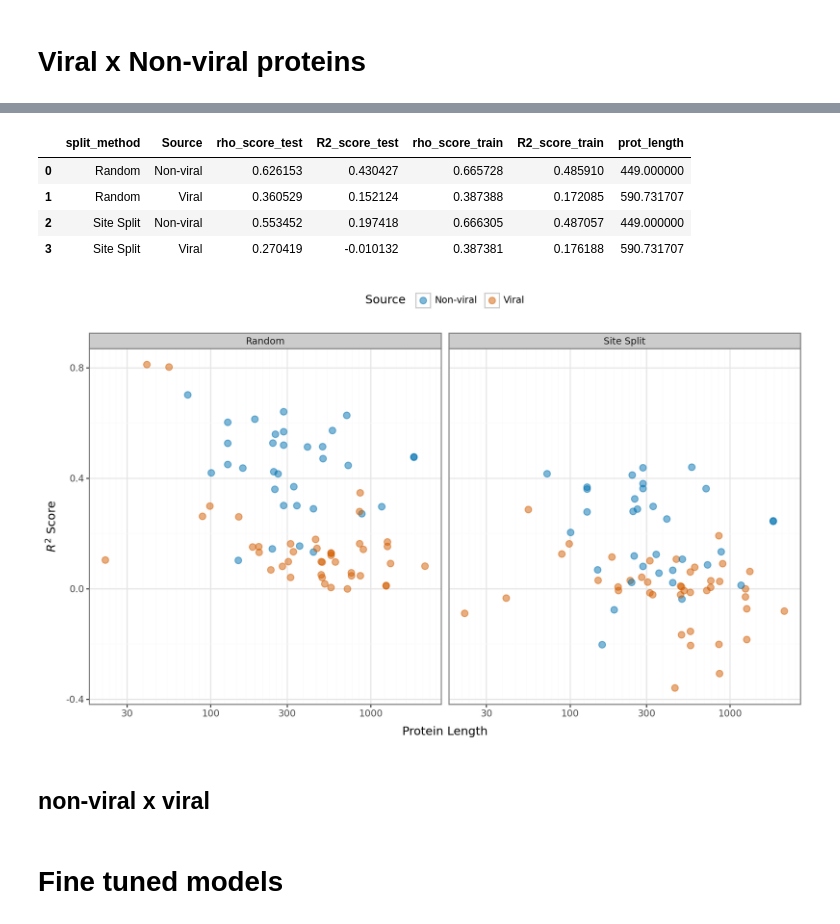
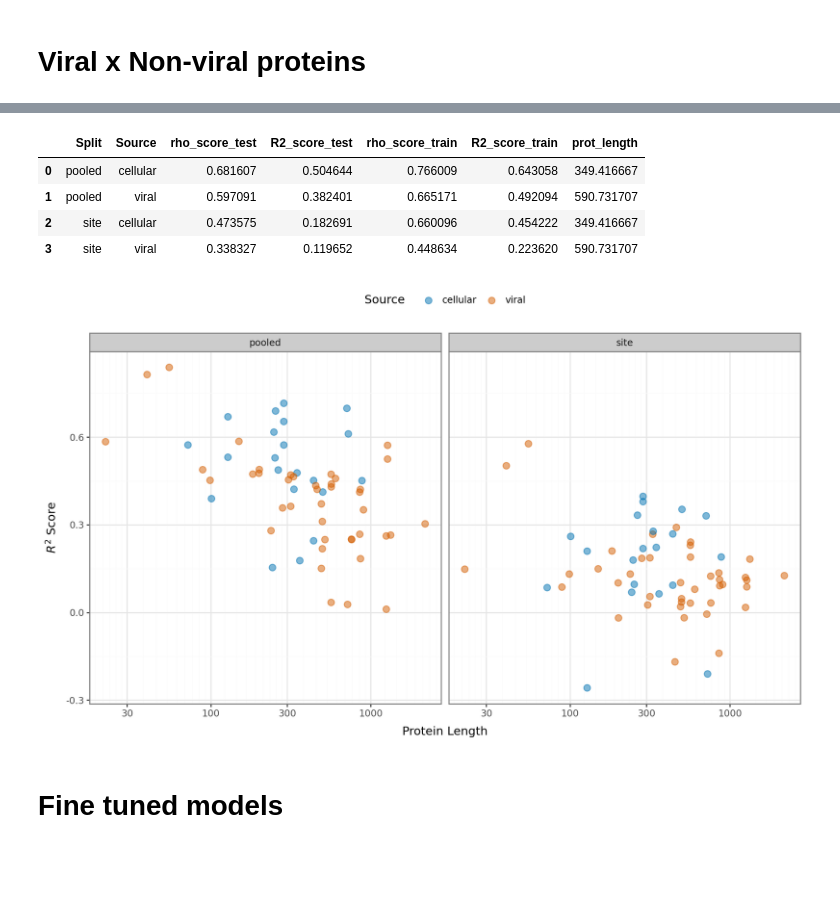
Before and after one commit to ziul-bio/DMS-SiteEffect-PLM, a Jupyter notebook: notebooks/results_lassoCV.ipynb, the cells around one changed output, grey strips where cells are left out. Cells and saved outputs as stored; diff of their text form; code cells hidden in the pictures; blank space fills up the shorter version.

```diff
--- a/notebooks/results_lassoCV.ipynb
+++ b/notebooks/results_lassoCV.ipynb
@@ -12,7 +12,7 @@ def read_results(res_dir_path, model_name):
         if file.endswith('.csv'):
             dataset = file.split('.')[0]
             df = pd.read_csv(os.path.join(res_dir_path, file), index_col=0)
-            df['dataset'] = dataset
+            df['Dataset'] = dataset
             res = pd.concat([res, df], ignore_index=True)
     res['Model'] = model_name
     return res
@@ -28,9 +28,9 @@ for prot in os.listdir('../data/viral/metadata/'):
         prot_lengths[prot.split('.csv')[0]] = int(df['sequence'].apply(lambda x: len(x)).mean())
 
 # non-viral proteins
-for prot in os.listdir('../data/nonviral/metadata/'):
+for prot in os.listdir('../data/cellular/metadata/'):
     if prot.endswith('.csv'):
-        df = pd.read_csv(os.path.join('../data/nonviral/metadata/', prot), index_col=0)
+        df = pd.read_csv(os.path.join('../data/cellular/metadata/', prot), index_col=0)
         prot_lengths[prot.split('.csv')[0]] = int(df['sequence'].apply(lambda x: len(x)).mean())
 # %%
 cols = ['Fold', 'R2_score_train', 'MAE_score_train', 'RMSE_score_train',
@@ -38,25 +38,20 @@ cols = ['Fold', 'R2_score_train', 'MAE_score_train', 'RMSE_score_train',
        'rho_score_test', 'dataset', 'Model', 'Source']
 # %%
 res_full = pd.DataFrame()
-for method in ['lassoCV', 'lassoCV_SS']:
+for source in ['viral', 'cellular']:
+    for method in ['pool_split', 'site_split']:
+        res_dir_path = f'../experiments/lassoCV/esm2_650m/{source}/{method}/'
+        res = read_results(res_dir_path, 'esm2_base')
+        res['Source'] = source
+        res['Split'] = method
 
-    res_dir_path = f'../experiments/{method}/esmc_300m/viral'
-    res_esmc_viral = read_results(res_dir_path, 'esmc_300m')
-    res_esmc_viral['Source'] = 'Viral'
-
-    res_dir_path = f'../experiments/{method}/esmc_300m/nonviral'
-    res_esmc_nonviral = read_results(res_dir_path, 'esmc_300m')
-    res_esmc_nonviral['Source'] = 'Non-viral'
-
-    res = pd.concat([res_esmc_viral[cols], res_esmc_nonviral[cols]], ignore_index=True)
-
-    if method == 'lassoCV':
-        res['split_method'] = 'Random'
-    elif method == 'lassoCV_SS':
-        res['split_method'] = 'Site Split'
-    res_full = pd.concat([res_full, res], ignore_index=True)
+        if method == 'pool_split':
+            res['Split'] = 'pooled'
+        elif method == 'site_split':
+            res['Split'] = 'site'
+        res_full = pd.concat([res_full, res], ignore_index=True)
 
 
-res_full['prot_length'] = res_full['dataset'].map(prot_lengths)
+res_full['prot_length'] = res_full['Dataset'].map(prot_lengths)
 res_full
 # %% [output]
@@ -76,5 +71,5 @@ res_full
 # %%
 cols=['rho_score_test', 'R2_score_test', 'rho_score_train', 'R2_score_train', 'prot_length']
-res_full = res_full.groupby(['dataset', 'split_method', 'Source'], as_index=False)[cols].mean()
+res_full = res_full.groupby(['Dataset', 'Split', 'Source'], as_index=False)[cols].mean()
 res_full
 # %% [output]
@@ -94,24 +89,24 @@ res_full
 # %%
-res_full.groupby(['split_method', 'Source'], as_index=False)[cols].mean()
+res_full.groupby(['Split', 'Source'], as_index=False)[cols].mean()
 # %% [output]
-|  | split_method | Source | rho_score_test | R2_score_test | rho_score_train | R2_score_train | prot_length |
-| 0 | Random | Non-viral | 0.626153 | 0.430427 | 0.665728 | 0.485910 | 449.000000 |
-| 1 | Random | Viral | 0.360529 | 0.152124 | 0.387388 | 0.172085 | 590.731707 |
-| 2 | Site Split | Non-viral | 0.553452 | 0.197418 | 0.666305 | 0.487057 | 449.000000 |
-| 3 | Site Split | Viral | 0.270419 | -0.010132 | 0.387381 | 0.176188 | 590.731707 |
+|  | Split | Source | rho_score_test | R2_score_test | rho_score_train | R2_score_train | prot_length |
+| 0 | pooled | cellular | 0.681607 | 0.504644 | 0.766009 | 0.643058 | 349.416667 |
+| 1 | pooled | viral | 0.597091 | 0.382401 | 0.665171 | 0.492094 | 590.731707 |
+| 2 | site | cellular | 0.473575 | 0.182691 | 0.660096 | 0.454222 | 349.416667 |
+| 3 | site | viral | 0.338327 | 0.119652 | 0.448634 | 0.223620 | 590.731707 |
 # %%
 plot = (
     pln.ggplot(res_full, pln.aes(x='prot_length', y='R2_score_test'))
     + pln.geom_point(pln.aes(color='Source'), size=3, alpha=0.5)
-    + pln.scale_color_manual(values={"Viral": "#D55E00", "Non-viral": "#0072B2"})
-    + pln.facet_wrap('split_method')
+    + pln.scale_color_manual(values={"viral": "#D55E00", "cellular": "#0072B2"})
+    + pln.facet_wrap('Split')
     + pln.scale_x_log10()
     + pln.labs(x="Protein Length", y="$R^2$ Score")
     + pln.theme_bw()
     + pln.theme(figure_size=(10, 6), legend_position='top',)
     #+ pln.ylim(-0.2, 0.8)
 
 )
 plot#.save(filename='../experiments/protein_length_vs_lassocv_r2_full.png', dpi=600)
 # %% [output]
-[figure, old version]
+[figure, new version]
@@ -135,2 +112,0 @@ plot#.save(filename='../experiments/random_x_SS_lassocv_r2_full.png', dpi=600)
-# %% [markdown]
-## non-viral x viral
```
Also changed, not shown: parts of 27 cells of this notebook.
